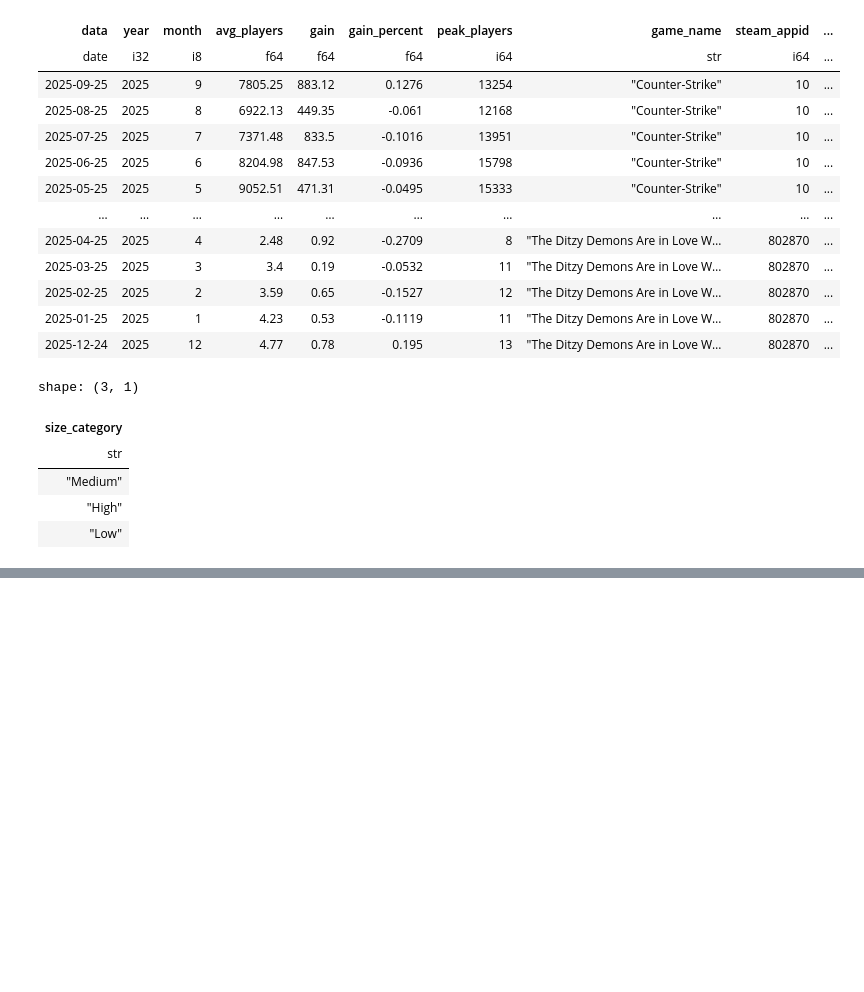
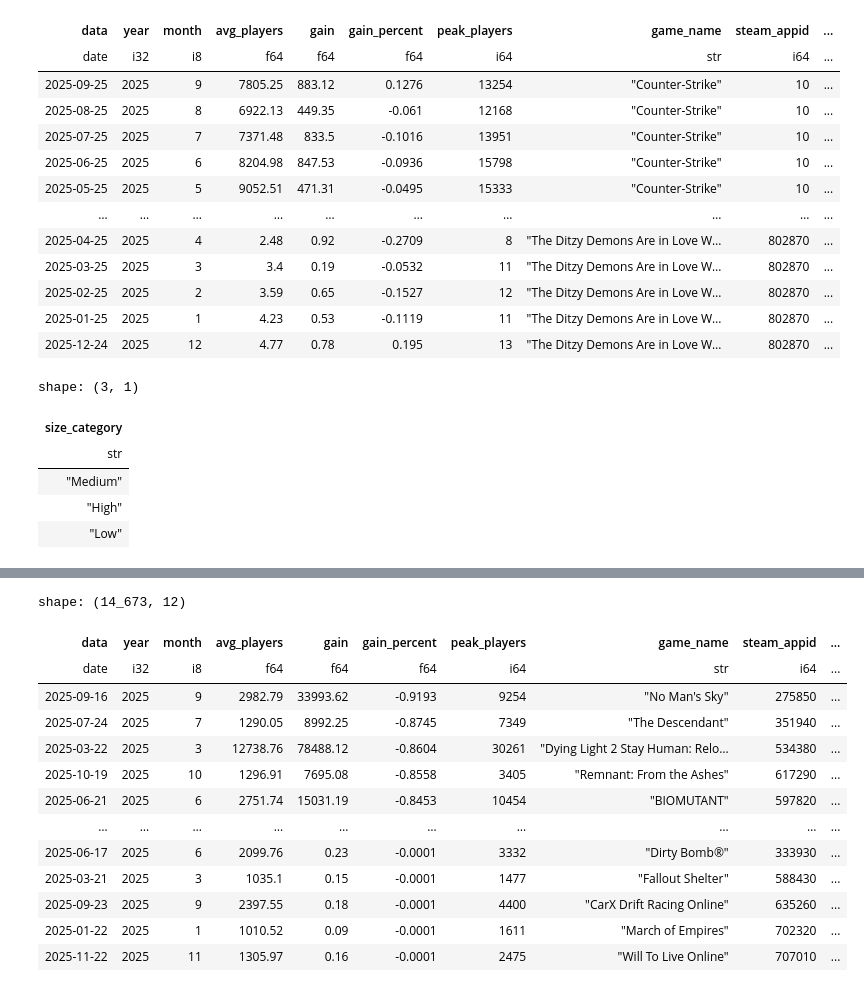
Before and after one commit to ZygimantasB/polars_library, a Jupyter notebook: kaggle/Steam Monthly Average Players.ipynb, the cells around one changed output, grey strips where cells are left out. Cells and saved outputs as stored; diff of their text form; code cells hidden in the pictures; blank space fills up the shorter version.

```diff
--- a/kaggle/Steam Monthly Average Players.ipynb
+++ b/kaggle/Steam Monthly Average Players.ipynb
@@ -298,0 +377,22 @@ shape: (3, 1)
+# %%
+df.filter(
+    pl.col('gain_percent') < 0,
+    pl.col('avg_players') > 1_000
+).sort(
+    by='gain_percent',descending=False
+)
+# %% [output]
+shape: (14_673, 12)
+| data | year | month | avg_players | gain | gain_percent | peak_players | game_name | steam_appid | ... |
+| date | i32 | i8 | f64 | f64 | f64 | i64 | str | i64 | ... |
+| 2025-09-16 | 2025 | 9 | 2982.79 | 33993.62 | -0.9193 | 9254 | "No Man's Sky" | 275850 | ... |
+| 2025-07-24 | 2025 | 7 | 1290.05 | 8992.25 | -0.8745 | 7349 | "The Descendant" | 351940 | ... |
+| 2025-03-22 | 2025 | 3 | 12738.76 | 78488.12 | -0.8604 | 30261 | "Dying Light 2 Stay Human: Relo… | 534380 | ... |
+| 2025-10-19 | 2025 | 10 | 1296.91 | 7695.08 | -0.8558 | 3405 | "Remnant: From the Ashes" | 617290 | ... |
+| 2025-06-21 | 2025 | 6 | 2751.74 | 15031.19 | -0.8453 | 10454 | "BIOMUTANT" | 597820 | ... |
+| … | … | … | … | … | … | … | … | … | ... |
+| 2025-06-17 | 2025 | 6 | 2099.76 | 0.23 | -0.0001 | 3332 | "Dirty Bomb®" | 333930 | ... |
+| 2025-03-21 | 2025 | 3 | 1035.1 | 0.15 | -0.0001 | 1477 | "Fallout Shelter" | 588430 | ... |
+| 2025-09-23 | 2025 | 9 | 2397.55 | 0.18 | -0.0001 | 4400 | "CarX Drift Racing Online" | 635260 | ... |
+| 2025-01-22 | 2025 | 1 | 1010.52 | 0.09 | -0.0001 | 1611 | "March of Empires" | 702320 | ... |
+| 2025-11-22 | 2025 | 11 | 1305.97 | 0.16 | -0.0001 | 2475 | "Will To Live Online" | 707010 | ... |
```
Also changed, not shown: parts of 8 cells of this notebook.
